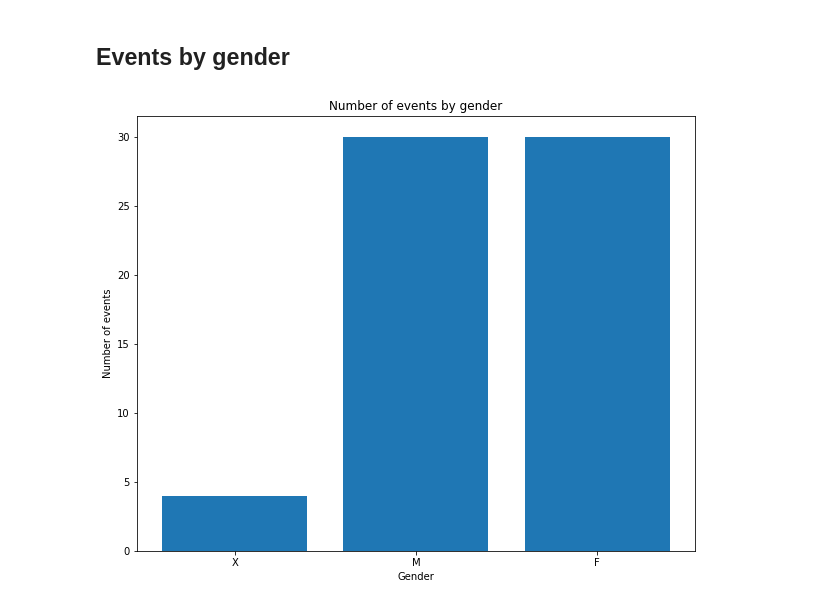
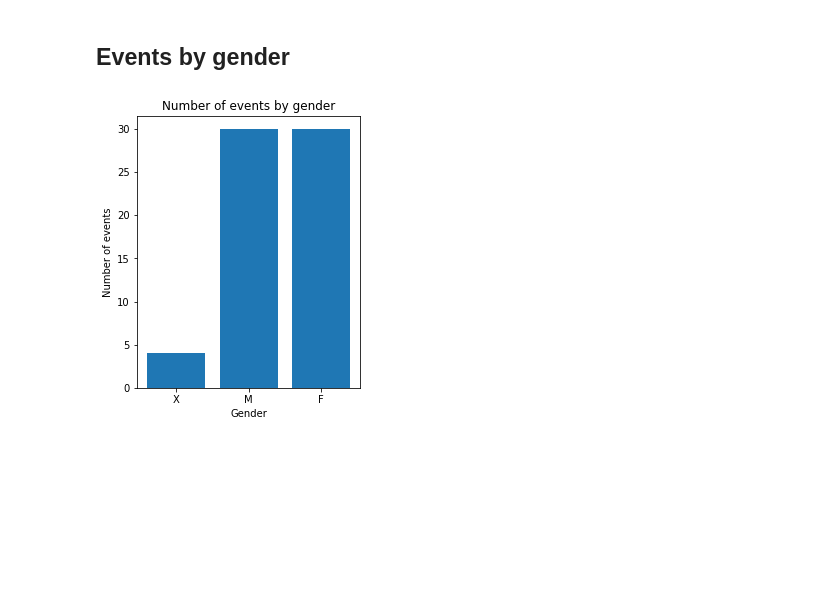
Before and after one commit to ruipedro16/TABD, a Jupyter notebook: queries.ipynb, the cells around one changed output. Cells and saved outputs as stored; diff of their text form; code cells hidden in the pictures; blank space fills up the shorter version.

```diff
--- a/queries.ipynb
+++ b/queries.ipynb
@@ -11,8 +10,6 @@ password = 'abcd1234'
 database = 'db_annp'
 
 os.makedirs('plots', exist_ok=True)
-
-plt.rcParams['figure.figsize'] = (10, 8)
 # %%
 def run_query(query, host=host, user=user, password=password, database=database):
     conn = None
@@ -92,21 +116,23 @@ plt.savefig('plots/athletesbygender.png')
 # %%
 query = '''
 SELECT COUNT(*), gender
 FROM annp_final.event
-GROUP BY gender
+GROUP BY gender;
 '''
 
 res, _ = run_query(query)
 
 xx = list(map(lambda x: x[1], res))
 yy = list(map(lambda x: x[0], res))
+
+plt_1 = plt.figure(figsize=(4, 5))
 
 plt.title('Number of events by gender')
 plt.xlabel('Gender')
 plt.ylabel('Number of events')
 
 plt.bar(xx, yy)
 
 plt.savefig('plots/eventsbygender.png')
 # %% [output]
-[figure, old version]
+[figure, new version]
```
Also changed, not shown: parts of 5 cells of this notebook, 9 other files.
